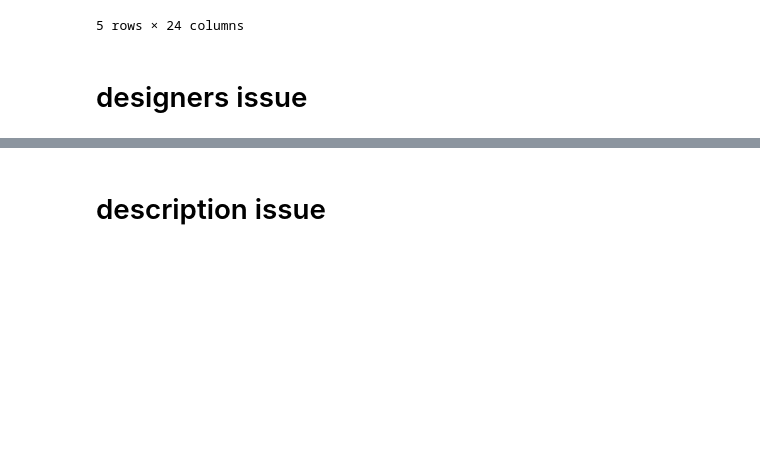
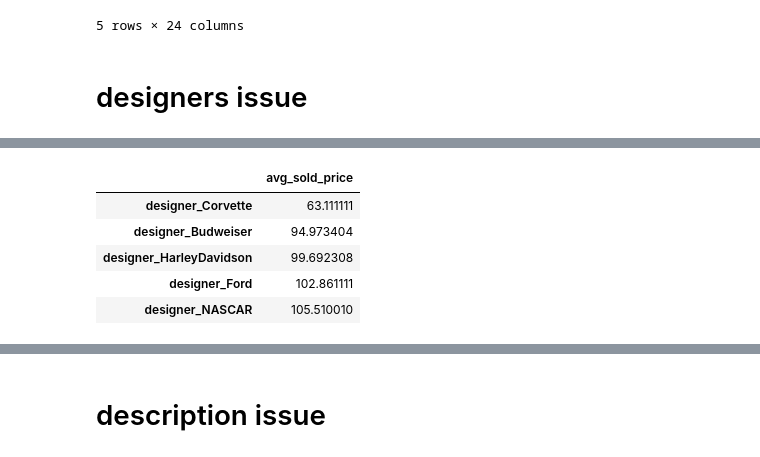
Before and after one commit to kgudalewski/grailed_sales_analysis, a Jupyter notebook: Grailed_data_initial_analysis.ipynb, the cells around one changed output, grey strips where cells are left out. Saved outputs shown, nothing was run; the diff lists cells and outputs as text; code cells hidden in the pictures; blank space fills up the shorter version.

```diff
--- a/Grailed_data_initial_analysis.ipynb
+++ b/Grailed_data_initial_analysis.ipynb
@@ -343,0 +328,9 @@ Text(0.5, 1.0, 'Average price of items by designers')
+# %%
+df_designer_avg_price.sort_values(by="avg_sold_price",ascending=True)[:5]
+# %% [output]
+|  | avg_sold_price |
+| designer_Corvette | 63.111111 |
+| designer_Budweiser | 94.973404 |
+| designer_HarleyDavidson | 99.692308 |
+| designer_Ford | 102.861111 |
+| designer_NASCAR | 105.510010 |
```
Also changed, not shown: parts of 14 cells of this notebook.
